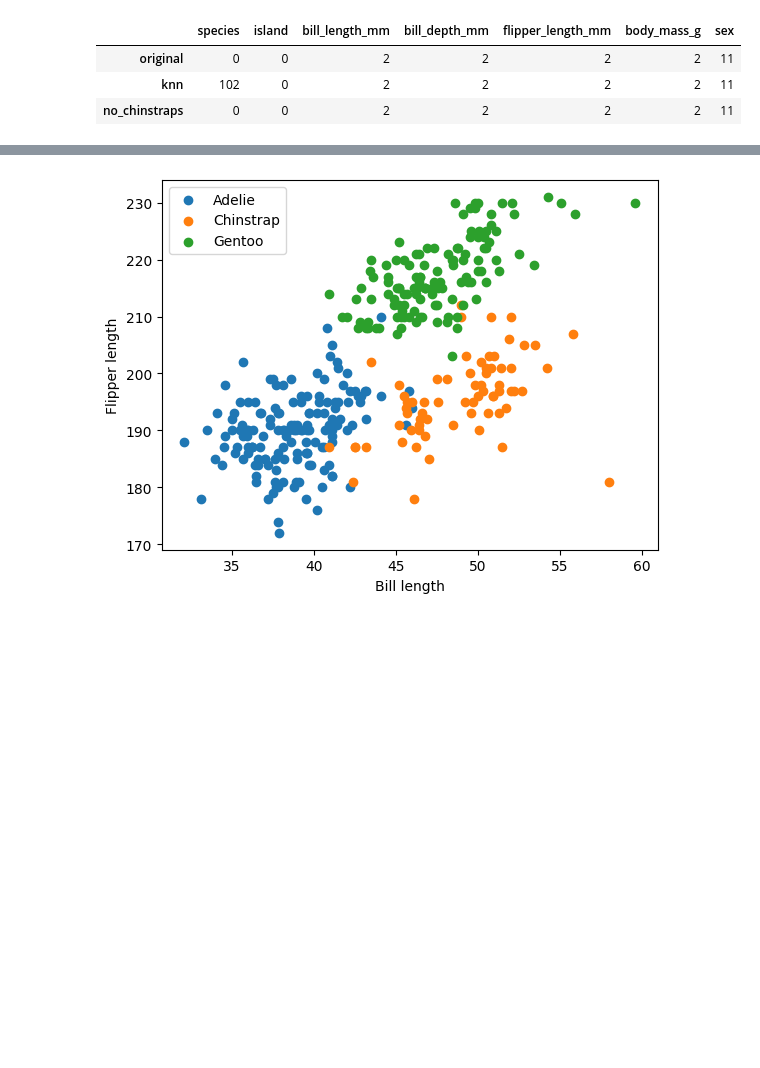
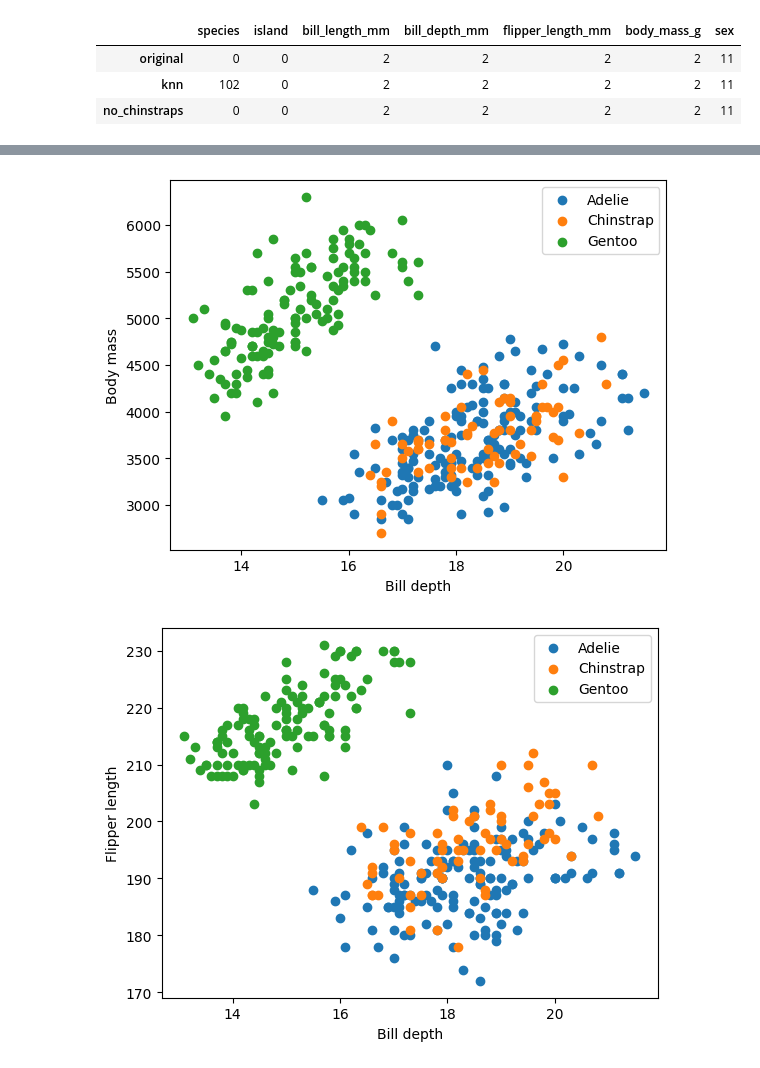
Before and after one commit to hellyhornbek/dmml-group-project, a Jupyter notebook: Assignment 01/Exercises/Exercise 07.02 (Assignment #01).ipynb, the cells around one changed output, grey strips where cells are left out. Drawn from its saved outputs; the diff is of its cells as text; code cells hidden in the pictures; blank space fills up the shorter version.

```diff
--- a/Assignment 01/Exercises/Exercise 07.02 (Assignment #01).ipynb
+++ b/Assignment 01/Exercises/Exercise 07.02 (Assignment #01).ipynb
@@ -149,9 +163,17 @@ ticularly in relation to classification methods.
 # %%
 for species, group in original.groupby("species"):
-    plt.scatter(group["bill_length_mm"], group["flipper_length_mm"], label=species)
-plt.xlabel("Bill length")
+    plt.scatter(group["bill_depth_mm"], group["body_mass_g"], label=species)
+plt.xlabel("Bill depth")
+plt.ylabel("Body mass")
+plt.legend()
+plt.show()
+
+for species, group in original.groupby("species"):
+    plt.scatter(group["bill_depth_mm"], group["flipper_length_mm"], label=species)
+plt.xlabel("Bill depth")
 plt.ylabel("Flipper length")
 plt.legend()
 plt.show()
 # %% [output]
-[figure, old version]
+[figure, new version]
+[figure, added]
```
Also changed, not shown: parts of 17 cells of this notebook.
